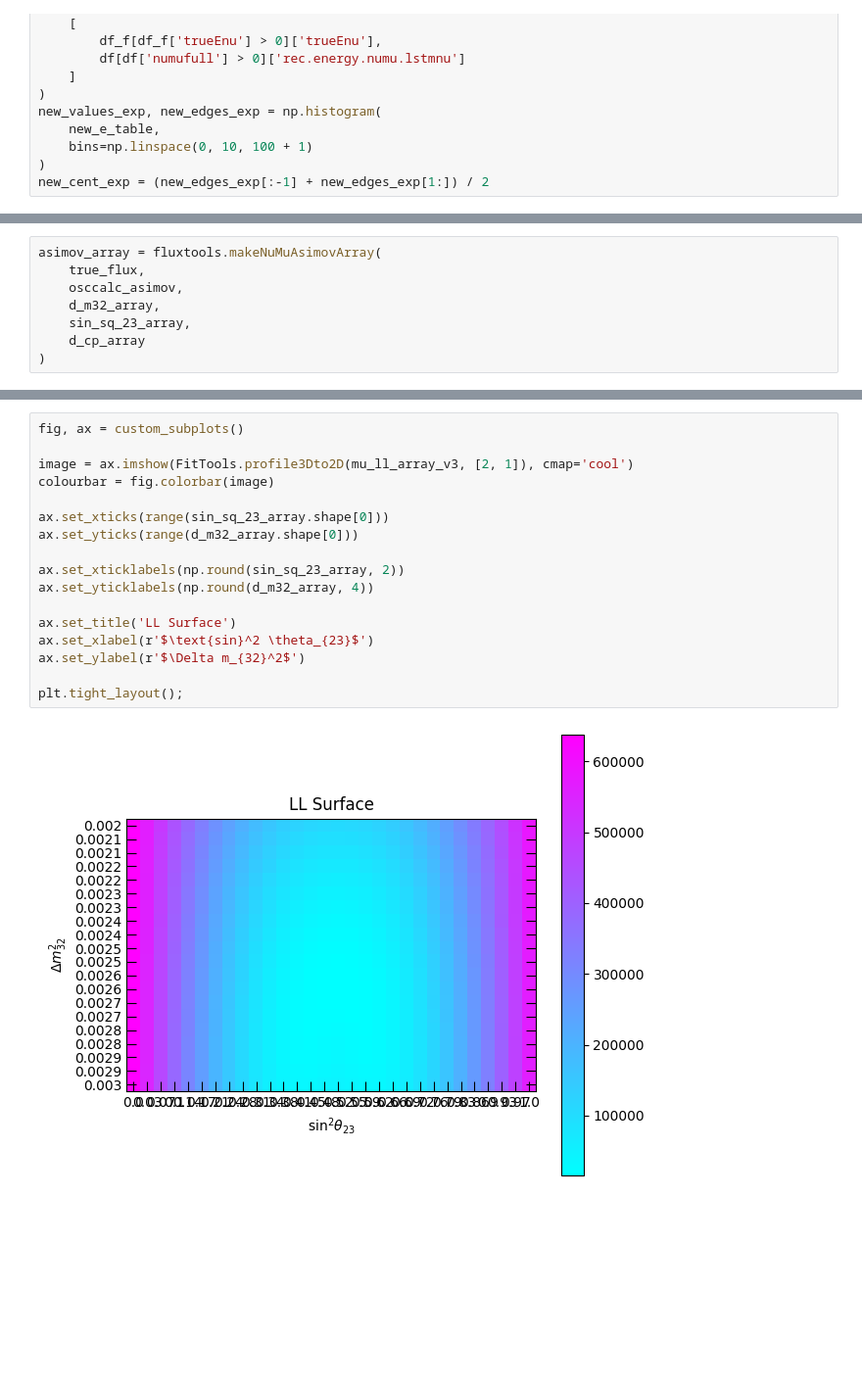
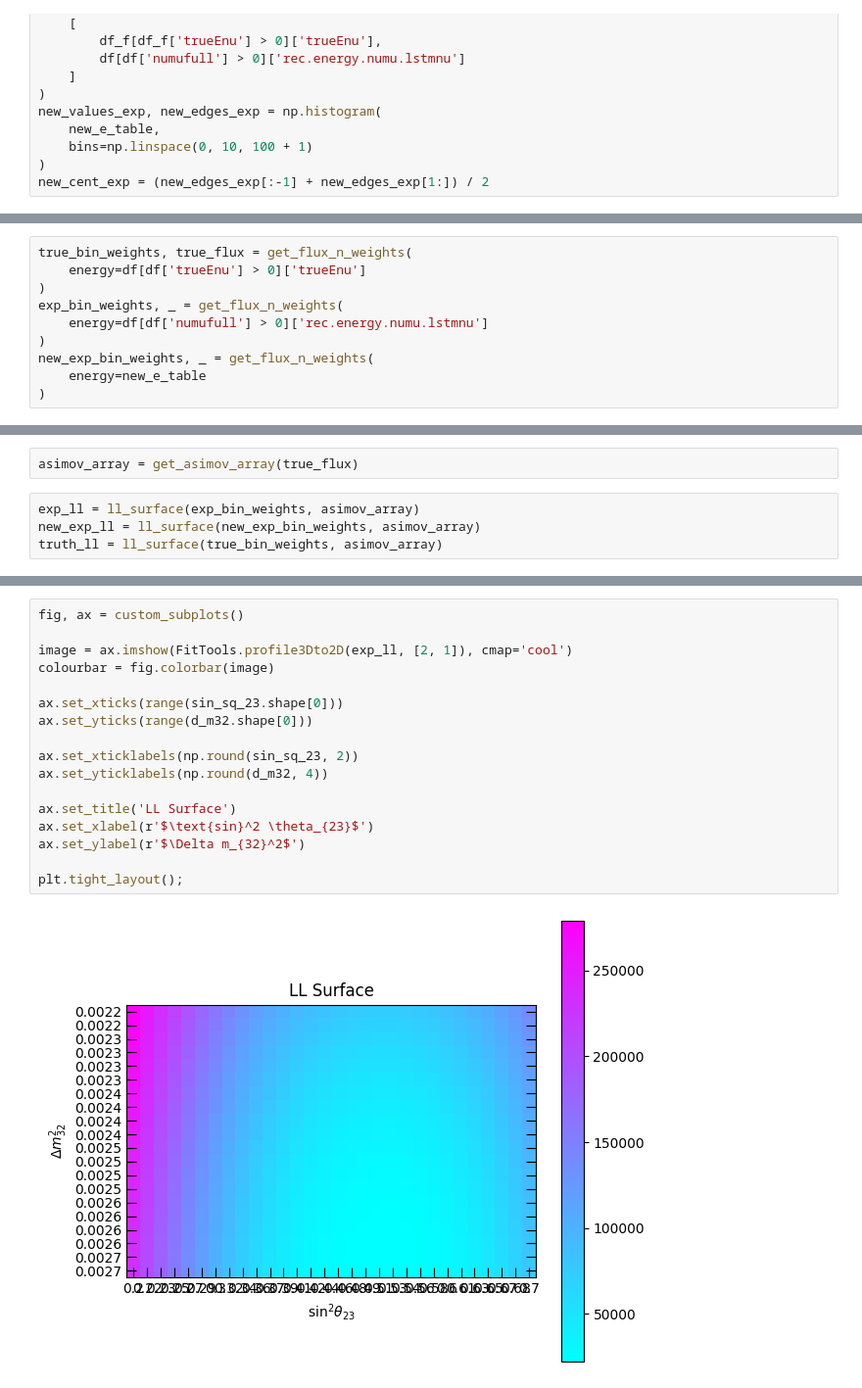
Before and after one commit to aditya-marathe/msci-project, a Jupyter notebook: src/notebooks/least_log_likelihood.ipynb, the cells around one changed output, grey strips where cells are left out. Shown at 98% size. Drawn from its saved outputs; the diff is of its cells as text; blank space fills up the shorter version.

```diff
--- a/src/notebooks/least_log_likelihood.ipynb
+++ b/src/notebooks/least_log_likelihood.ipynb
@@ -482,8 +307,0 @@ osccalc_asimov = OscCalc(
-# %%
-asimov_array = fluxtools.makeNuMuAsimovArray(
-    true_flux,
-    osccalc_asimov,
-    d_m32_array,
-    sin_sq_23_array,
-    d_cp_array
-)
@@ -505,0 +409,10 @@ mu_ll_array_v3 = [
+# %%
+true_bin_weights, true_flux = get_flux_n_weights(
+    energy=df[df['trueEnu'] > 0]['trueEnu']
+)
+exp_bin_weights, _ = get_flux_n_weights(
+    energy=df[df['numufull'] > 0]['rec.energy.numu.lstmnu']
+)
+new_exp_bin_weights, _ = get_flux_n_weights(
+    energy=new_e_table
+)
@@ -505,0 +441,6 @@ mu_ll_array_v3 = [
+# %%
+asimov_array = get_asimov_array(true_flux)
+# %%
+exp_ll = ll_surface(exp_bin_weights, asimov_array)
+new_exp_ll = ll_surface(new_exp_bin_weights, asimov_array)
+truth_ll = ll_surface(true_bin_weights, asimov_array)
@@ -506,19 +471,19 @@ mu_ll_array_v3 = [
 # %%
 fig, ax = custom_subplots()
 
-image = ax.imshow(FitTools.profile3Dto2D(mu_ll_array_v3, [2, 1]), cmap='cool')
+image = ax.imshow(FitTools.profile3Dto2D(exp_ll, [2, 1]), cmap='cool')
 colourbar = fig.colorbar(image)
 
-ax.set_xticks(range(sin_sq_23_array.shape[0]))
-ax.set_yticks(range(d_m32_array.shape[0]))
+ax.set_xticks(range(sin_sq_23.shape[0]))
+ax.set_yticks(range(d_m32.shape[0]))
 
-ax.set_xticklabels(np.round(sin_sq_23_array, 2))
-ax.set_yticklabels(np.round(d_m32_array, 4))
+ax.set_xticklabels(np.round(sin_sq_23, 2))
+ax.set_yticklabels(np.round(d_m32, 4))
 
 ax.set_title('LL Surface')
 ax.set_xlabel(r'$\text{sin}^2 \theta_{23}$')
 ax.set_ylabel(r'$\Delta m_{32}^2$')
 
 plt.tight_layout();
 # %% [output]
-[figure, old version]
+[figure, new version]
```
Also changed, not shown: parts of 29 cells of this notebook, 7 other files.
